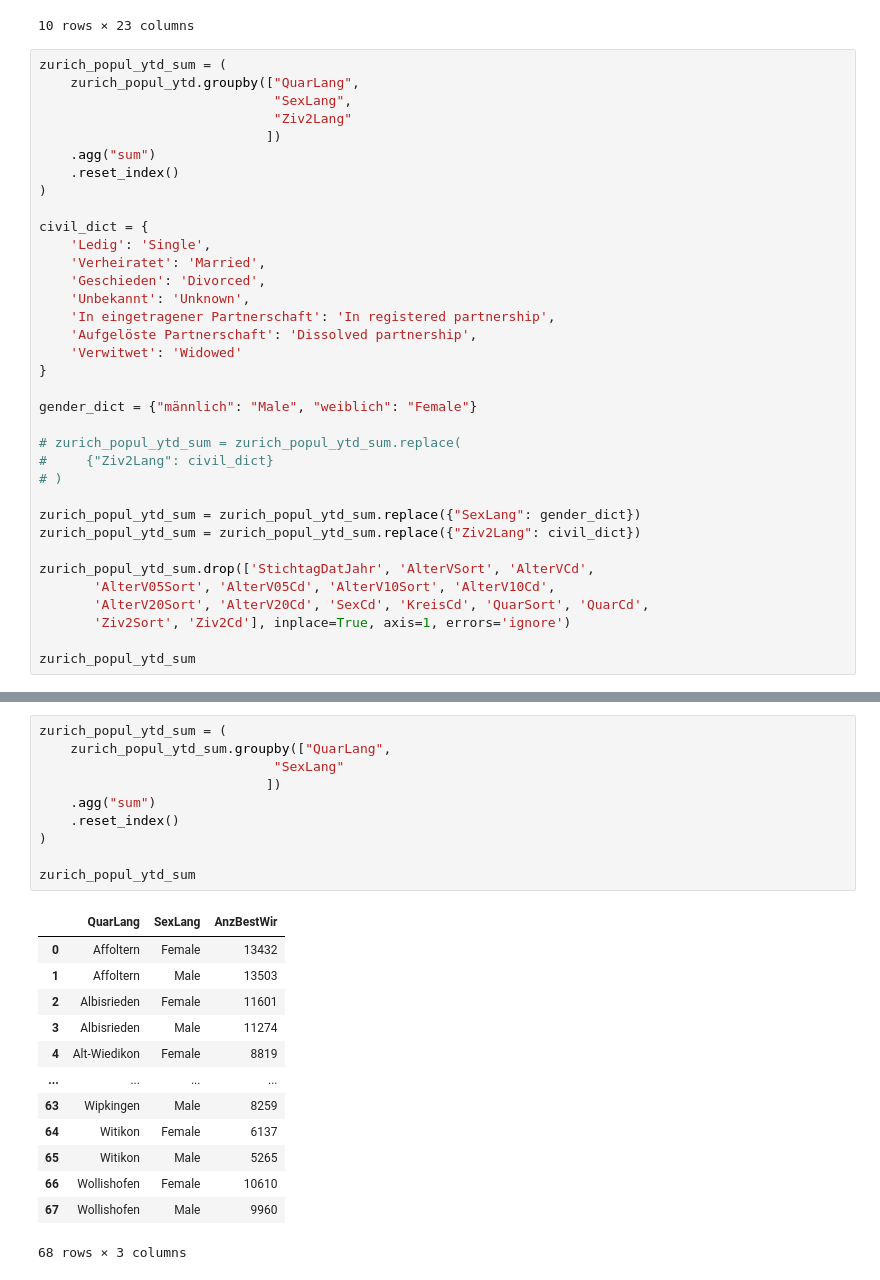
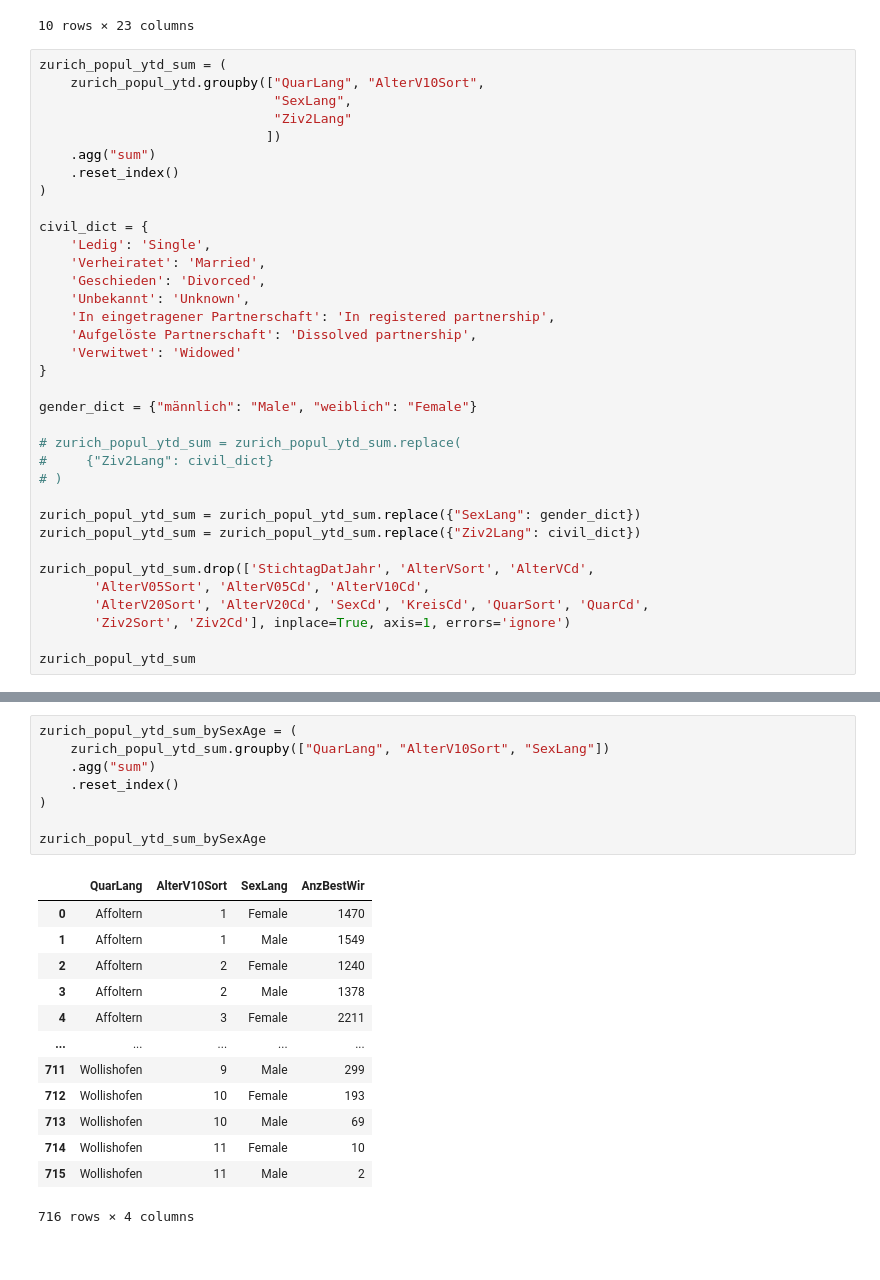
Before and after one commit to alexandraciobica/denner-challenge, a Jupyter notebook: data/zurich_popul.ipynb, the cells around one changed output, grey strips where cells are left out. Saved outputs shown, nothing was run; the diff lists cells and outputs as text.

```diff
--- a/data/zurich_popul.ipynb
+++ b/data/zurich_popul.ipynb
@@ -90,7 +90,7 @@ zurich_popul_ytd.head(10)
 10 rows × 23 columns
 # %%
 zurich_popul_ytd_sum = (
-    zurich_popul_ytd.groupby(["QuarLang",
+    zurich_popul_ytd.groupby(["QuarLang", "AlterV10Sort",
                               "SexLang",
                               "Ziv2Lang"
                              ])
@@ -118,7 +118,7 @@ zurich_popul_ytd_sum = zurich_popul_ytd_sum.replace({"SexLang": gender_dict})
 zurich_popul_ytd_sum = zurich_popul_ytd_sum.replace({"Ziv2Lang": civil_dict})
 
 zurich_popul_ytd_sum.drop(['StichtagDatJahr', 'AlterVSort', 'AlterVCd',
-       'AlterV05Sort', 'AlterV05Cd', 'AlterV10Sort', 'AlterV10Cd',
+       'AlterV05Sort', 'AlterV05Cd', 'AlterV10Cd',
        'AlterV20Sort', 'AlterV20Cd', 'SexCd', 'KreisCd', 'QuarSort', 'QuarCd',
        'Ziv2Sort', 'Ziv2Cd'], inplace=True, axis=1, errors='ignore')
 
@@ -140,24 +140,22 @@ zurich_popul_ytd_sum
 # %%
-zurich_popul_ytd_sum = (
-    zurich_popul_ytd_sum.groupby(["QuarLang",
-                              "SexLang"
-                             ])
+zurich_popul_ytd_sum_bySexAge = (
+    zurich_popul_ytd_sum.groupby(["QuarLang", "AlterV10Sort", "SexLang"])
     .agg("sum")
     .reset_index()
 )
 
-zurich_popul_ytd_sum
+zurich_popul_ytd_sum_bySexAge
 # %% [output]
-|  | QuarLang | SexLang | AnzBestWir |
-| 0 | Affoltern | Female | 13432 |
-| 1 | Affoltern | Male | 13503 |
-| 2 | Albisrieden | Female | 11601 |
-| 3 | Albisrieden | Male | 11274 |
-| 4 | Alt-Wiedikon | Female | 8819 |
-| ... | ... | ... | ... |
-| 63 | Wipkingen | Male | 8259 |
-| 64 | Witikon | Female | 6137 |
-| 65 | Witikon | Male | 5265 |
-| 66 | Wollishofen | Female | 10610 |
-| 67 | Wollishofen | Male | 9960 |
+|  | QuarLang | AlterV10Sort | SexLang | AnzBestWir |
+| 0 | Affoltern | 1 | Female | 1470 |
+| 1 | Affoltern | 1 | Male | 1549 |
+| 2 | Affoltern | 2 | Female | 1240 |
+| 3 | Affoltern | 2 | Male | 1378 |
+| 4 | Affoltern | 3 | Female | 2211 |
+| ... | ... | ... | ... | ... |
+| 711 | Wollishofen | 9 | Male | 299 |
+| 712 | Wollishofen | 10 | Female | 193 |
+| 713 | Wollishofen | 10 | Male | 69 |
+| 714 | Wollishofen | 11 | Female | 10 |
+| 715 | Wollishofen | 11 | Male | 2 |
-68 rows × 3 columns
+716 rows × 4 columns
```
Also changed, not shown: parts of 3 cells of this notebook.
